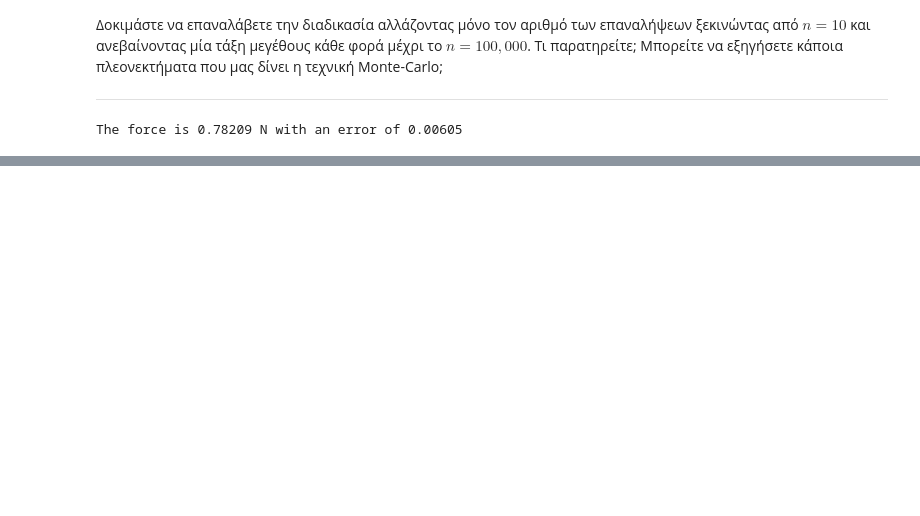
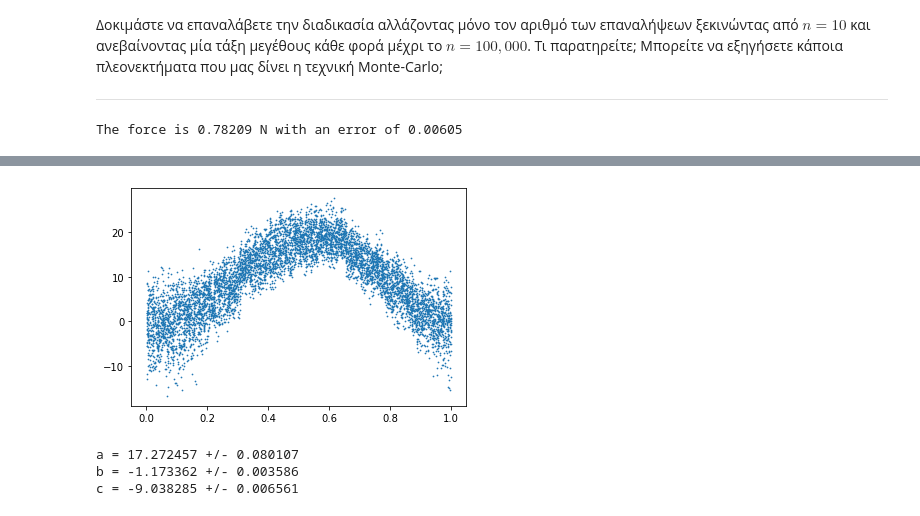
Before and after one commit to schanlar/python-UoC, a Jupyter notebook: 03.Data_Visualization/04_solutions_data_visualization.ipynb, the cells around one changed output, grey strips where cells are left out. Cells and saved outputs as stored; diff of their text form; code cells hidden in the pictures; blank space fills up the shorter version.

```diff
--- a/03.Data_Visualization/04_solutions_data_visualization.ipynb
+++ b/03.Data_Visualization/04_solutions_data_visualization.ipynb
@@ -181,0 +200,34 @@ The mean force is 0.78211 N with an error of 0.00606
+# %%
+# Read the data and get rid of bad values
+df = pd.read_csv('data/munich_temperatures_average_with_bad_data.txt', delimiter=' ', names=['date', 'temperature'])
+
+mask_low_temp = df.iloc[:,1] > -50
+mask_high_temp = df.iloc[:,1] < 50
+
+# Keep the decimal part of the date (months)
+frac_date = df['date'][mask_low_temp & mask_high_temp] % 1
+
+temperatures = df['temperature'][mask_low_temp & mask_high_temp]
+# %%
+_ = plt.scatter(frac_date, temperatures, s=0.5)
+# %% [output]
+[figure, added]
+# %%
+def fit_fn(x, a, b, c):
+    """The function to fit on the data"""
+    return a * np.sin(b * np.pi * x + c)
+
+popt, pcov = so.curve_fit(fit_fn, frac_date, temperatures)
+
+
+print("a = %f +/- %f" % (popt[0], np.sqrt(pcov[0][0])))
+print("b = %f +/- %f" % (popt[1], np.sqrt(pcov[1][1])))
+print("c = %f +/- %f" % (popt[2], np.sqrt(pcov[2][2])))
+
+# Create the x-y values for the fit function
+x_fit = np.linspace(0.0, 1.0, 100)
+y_fit = fit_fn(x_fit, *(popt))
+# %% [output]
+a = 17.272457 +/- 0.080107
+b = -1.173362 +/- 0.003586
+c = -9.038285 +/- 0.006561
```
Also changed, not shown: parts of 10 cells of this notebook, 1 other file.
